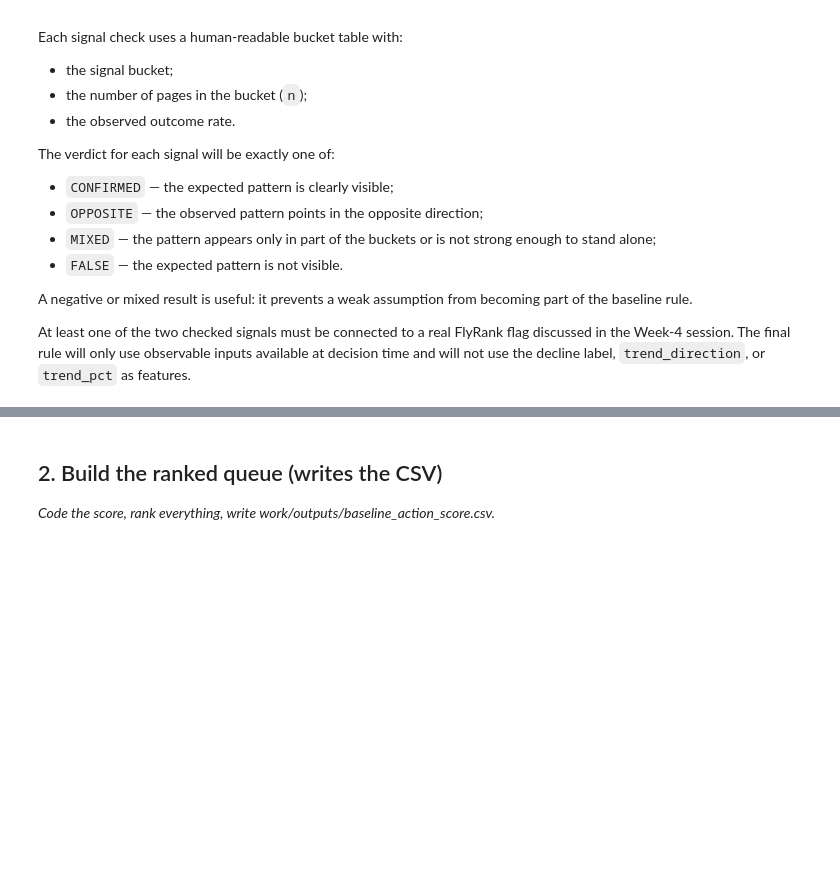
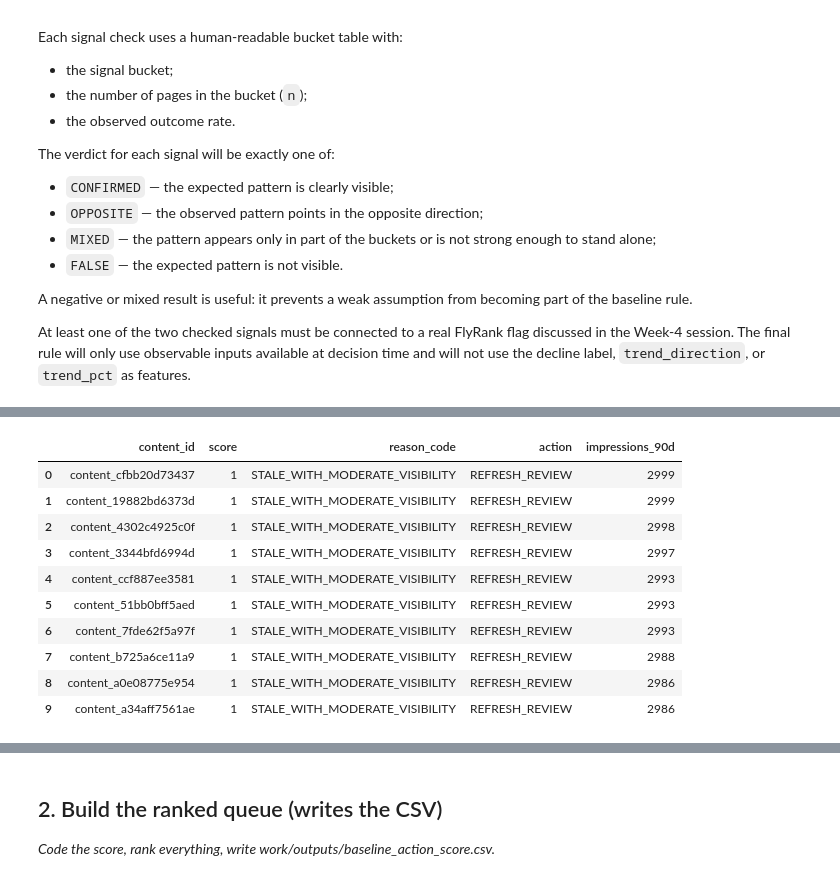
Before and after one commit to faculatini/flyrank_ml, a Jupyter notebook: work/notebooks/w04_baseline_score.ipynb, the cells around one changed output, grey strips where cells are left out. Saved outputs shown, nothing was run; the diff lists cells and outputs as text; code cells hidden in the pictures; blank space fills up the shorter version.

```diff
--- a/work/notebooks/w04_baseline_score.ipynb
+++ b/work/notebooks/w04_baseline_score.ipynb
@@ -142,0 +368,44 @@ At least one of the two checked signals must be connected to a real FlyRank flag
+# %%
+baseline = df.copy()
+
+baseline["score"] = (
+    (baseline["freshness_tier"] == "91-180") &
+    (baseline["impression_tier"] == "moderate")
+).astype(int)
+
+baseline["reason_code"] = np.where(
+    baseline["score"] == 1,
+    "STALE_WITH_MODERATE_VISIBILITY",
+    "BASELINE_NOT_TRIGGERED"
+)
+
+baseline["action"] = np.where(
+    baseline["score"] == 1,
+    "REFRESH_REVIEW",
+    "NO_ACTION"
+)
+
+baseline_queue = (
+    baseline[
+        ["content_id", "score", "reason_code", "action", "impressions_90d"]
+    ]
+    .sort_values(
+        ["score", "impressions_90d"],
+        ascending=[False, False]
+    )
+    .reset_index(drop=True)
+)
+
+baseline_queue.head(10)
+# %% [output]
+|  | content_id | score | reason_code | action | impressions_90d |
+| 0 | content_cfbb20d73437 | 1 | STALE_WITH_MODERATE_VISIBILITY | REFRESH_REVIEW | 2999 |
+| 1 | content_19882bd6373d | 1 | STALE_WITH_MODERATE_VISIBILITY | REFRESH_REVIEW | 2999 |
+| 2 | content_4302c4925c0f | 1 | STALE_WITH_MODERATE_VISIBILITY | REFRESH_REVIEW | 2998 |
+| 3 | content_3344bfd6994d | 1 | STALE_WITH_MODERATE_VISIBILITY | REFRESH_REVIEW | 2997 |
+| 4 | content_ccf887ee3581 | 1 | STALE_WITH_MODERATE_VISIBILITY | REFRESH_REVIEW | 2993 |
+| 5 | content_51bb0bff5aed | 1 | STALE_WITH_MODERATE_VISIBILITY | REFRESH_REVIEW | 2993 |
+| 6 | content_7fde62f5a97f | 1 | STALE_WITH_MODERATE_VISIBILITY | REFRESH_REVIEW | 2993 |
+| 7 | content_b725a6ce11a9 | 1 | STALE_WITH_MODERATE_VISIBILITY | REFRESH_REVIEW | 2988 |
+| 8 | content_a0e08775e954 | 1 | STALE_WITH_MODERATE_VISIBILITY | REFRESH_REVIEW | 2986 |
+| 9 | content_a34aff7561ae | 1 | STALE_WITH_MODERATE_VISIBILITY | REFRESH_REVIEW | 2986 |
```
Also changed, not shown: parts of 23 cells of this notebook.
